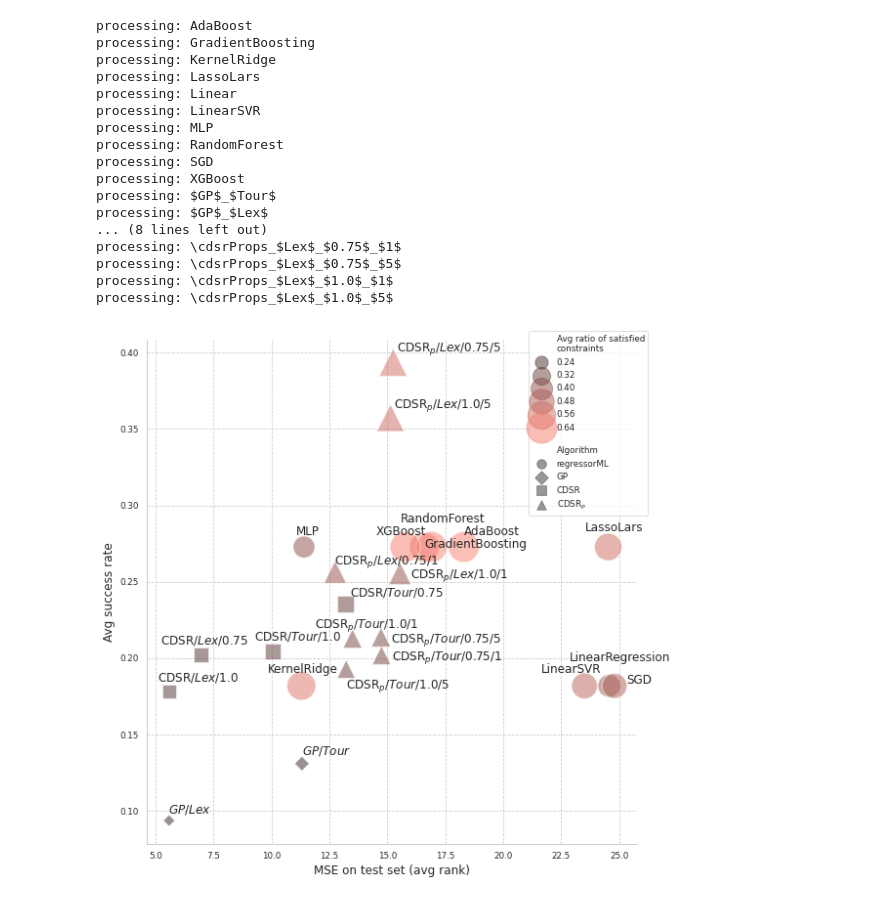
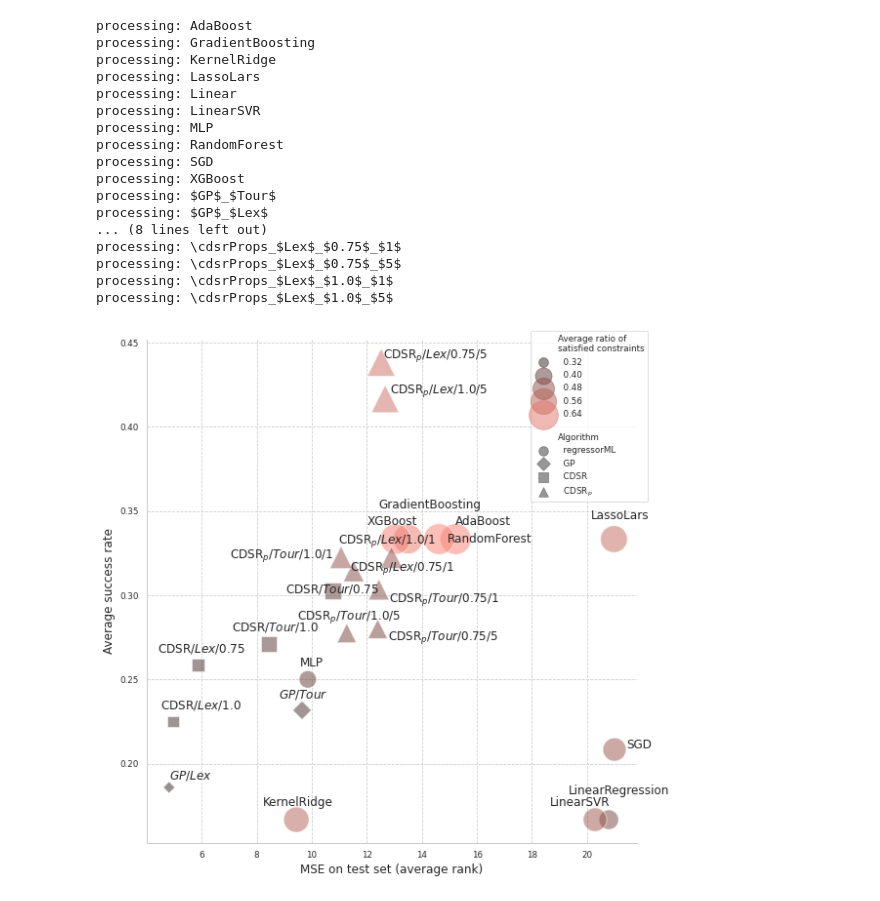
Before and after one commit to iwob/evoplotter, a Jupyter notebook: app/tevc22/tevc_methods_summary.ipynb, the cells around one changed output. Cells and saved outputs as stored; diff of their text form; code cells hidden in the pictures.

```diff
--- a/app/tevc22/tevc_methods_summary.ipynb
+++ b/app/tevc22/tevc_methods_summary.ipynb
@@ -33,7 +33,11 @@ def cleanDataFrame(df):
          "ranks_testMSE": "ranks testMSE",
          "method_category": "method category"}
     df = df.rename(d, axis=1)
-    df = df.loc[(df['method category'] != "CDSRprops noVer")]
+    df = df.loc[(df['method category'] != "CDSRprops noVer") &
+                (df['method'] != r"\gpProps_$Tour$_$1$") &
+                (df['method'] != r"\gpProps_$Tour$_$5$") &
+                (df['method'] != r"\gpProps_$Lex$_$1$") &
+                (df['method'] != r"\gpProps_$Lex$_$5$")]
     df = df.reset_index(drop=True)
     print(df.dtypes)
     print(df)
@@ -124,20 +130,25 @@ plt.show()
 # %%
 def fixLegendNaming_2(g):  # g is a plot object returned by seaborn plotting functions
     d = {"method category": "\nAlgorithm",
-         "ranks testMSE": "MSE on test set (avg rank)",
-         "means satRatio": "Avg ratio of satisfied\nconstraints",
+         "ranks testMSE": "MSE on test set (average rank)",
+         "means satRatio": "Average ratio of\nsatisfied constraints",
          "CDSRprops noVer": r"GP$_{p}$",
          "CDSRprops": r"CDSR$_{p}$"
         }
-    for t in g._legend.texts:
+    for i,t in enumerate(g._legend.texts):
         text = t.get_text()
         if text in d:
-            t.set_text(d[text])
+            if i not in {0,6}:
+                t.set_text("  " + d[text])
+            else:
+                t.set_text(d[text])
+        elif i not in {0,6}:
+            t.set_text("  " + text)
 #         elif re.match("[0-9]+[.0-9]*", text):
 #             t.set_text(text)
     for i,lh in enumerate(g._legend.legendHandles):
         lh.set_alpha(0.5)
-        if i > 7:
+        if i > 6:
             lh._sizes = [4*x for x in lh._sizes]
         # You can also use lh.set_sizes([50])
 
@@ -148,11 +159,11 @@ def addPointLabels_2(xs, ys, methods2):
         if "XGBoost" in label:
             plt.text(xs[i]*0.92, (ys[i]+0.005)*1.01, convertLabel(label))
         elif "RandomForest" in label:
-            plt.text(xs[i]*0.92, (ys[i]+0.005)*1.04, convertLabel(label))
+            plt.text(xs[i]*1.02, (ys[i]+0.005)*0.98, convertLabel(label))
         elif "AdaBoost" in label:
             plt.text(xs[i], (ys[i]+0.005)*1.01, convertLabel(label))
         elif "GradientBoosting" in label:
-            plt.text(xs[i], (ys[i]+0.005)*0.98, convertLabel(label))
+            plt.text(xs[i]*0.92, (ys[i]+0.005)*1.04, convertLabel(label))
         elif "LinearSVR" in label:
             plt.text(xs[i]*0.92, (ys[i]+0.005)*1.02, convertLabel(label))
         elif "Linear" in label:
@@ -166,19 +177,25 @@ def addPointLabels_2(xs, ys, methods2):
         elif "MLP" in label:
             plt.text(xs[i]*0.97, (ys[i]+0.005)*1.01, convertLabel(label))
         elif r"\cdsrProps_$Lex$_$1.0$_$1$" in label:
-            plt.text(xs[i]*1.03, (ys[i]+0.005)*0.97, convertLabel(label))
+            plt.text(xs[i]*0.85, (ys[i]+0.005)*1.01, convertLabel(label))
+        elif r"\cdsrProps_$Lex$_$0.75$_$1$" in label:
+            plt.text(xs[i]*1.03, (ys[i]+0.005)*0.96, convertLabel(label))
+        elif r"$GP$_$Tour$" in label:
+            plt.text(xs[i]*0.91, (ys[i]+0.005)*1.01, convertLabel(label))
         elif r"\cdsrProps_$Tour$_$1.0$_$5$" in label:
-            plt.text(xs[i]*1.0, (ys[i]+0.005)*0.91, convertLabel(label))
+            plt.text(xs[i]*0.84, (ys[i]+0.005)*1.01, convertLabel(label))
         elif r"\cdsrProps_$Tour$_$0.75$_$1$" in label:
             plt.text(xs[i]*1.03, (ys[i]+0.005)*0.96, convertLabel(label))
         elif r"\cdsrProps_$Tour$_$0.75$_$5$" in label:
             plt.text(xs[i]*1.03, (ys[i]+0.005)*0.96, convertLabel(label))
         elif r"\cdsrProps_$Tour$_$1.0$_$1$" in label:
-            plt.text(xs[i]*0.88, (ys[i]+0.005)*1.01, convertLabel(label))
+            plt.text(xs[i]*0.61, (ys[i]+0.005)*1.01, convertLabel(label))
         elif r"CDSR_$Lex$_$0.75$" in label:
             plt.text(xs[i]*0.75, (ys[i]+0.005)*1.01, convertLabel(label))
         elif r"CDSR_$Tour$_$1.0$" in label:
-            plt.text(xs[i]*0.92, (ys[i]+0.005)*1.01, convertLabel(label))
+            plt.text(xs[i]*0.84, (ys[i]+0.005)*1.01, convertLabel(label))
+        elif r"CDSR_$Tour$_$0.75$" in label:
+            plt.text(xs[i]*0.84, (ys[i]+0.005)*0.98, convertLabel(label))
         elif r"CDSR_$Lex$_$1.0$" in label:
             plt.text(xs[i]*0.91, (ys[i]+0.005)*1.01, convertLabel(label))
         else:
@@ -200,7 +217,7 @@ g = sns.relplot(y="means succRate", x="ranks testMSE",
 # sns.color_palette("ch:s=-.2,r=.6", as_cmap=True)
 #Blues
 #Spectral_r
-g.set(ylabel ="Avg success rate", xlabel = "MSE on test set (avg rank)")
+g.set(ylabel ="Average success rate", xlabel = "MSE on test set (average rank)")
 fixLegendNaming_2(g)
 # legend = plt.legend()
 # frame = legend.get_frame()
@@ -208,31 +225,31 @@ fixLegendNaming_2(g)
 # frame.set_edgecolor('b')
 
 addPointLabels_2(xs, ys, methods)
 # Put the legend out of the figure
 sns.move_legend(g, "upper right", bbox_to_anchor=(0.87, 1))  #, bbox_to_anchor=(1, 1))  #upper left
 # legend = plt.legend(frameon=True, borderpad=2.5)
 # print(dir(g._legend))
 g._legend.set_frame_on(True)
 lframe = g._legend.get_frame()
 lframe.set_width(10)
 # print(dir(lframe))
 plt.savefig('tevc_methods_summary2.pdf', bbox_inches='tight')
 # %% [output]
 processing: AdaBoost
 processing: GradientBoosting
 processing: KernelRidge
 processing: LassoLars
 processing: Linear
 processing: LinearSVR
 processing: MLP
 processing: RandomForest
 processing: SGD
 processing: XGBoost
 processing: $GP$_$Tour$
 processing: $GP$_$Lex$
 ... (8 lines left out)
 processing: \cdsrProps_$Lex$_$0.75$_$1$
 processing: \cdsrProps_$Lex$_$0.75$_$5$
 processing: \cdsrProps_$Lex$_$1.0$_$1$
 processing: \cdsrProps_$Lex$_$1.0$_$5$
-[figure, old version]
+[figure, new version]
```
Also changed, not shown: parts of 2 cells of this notebook, 2 other files.
